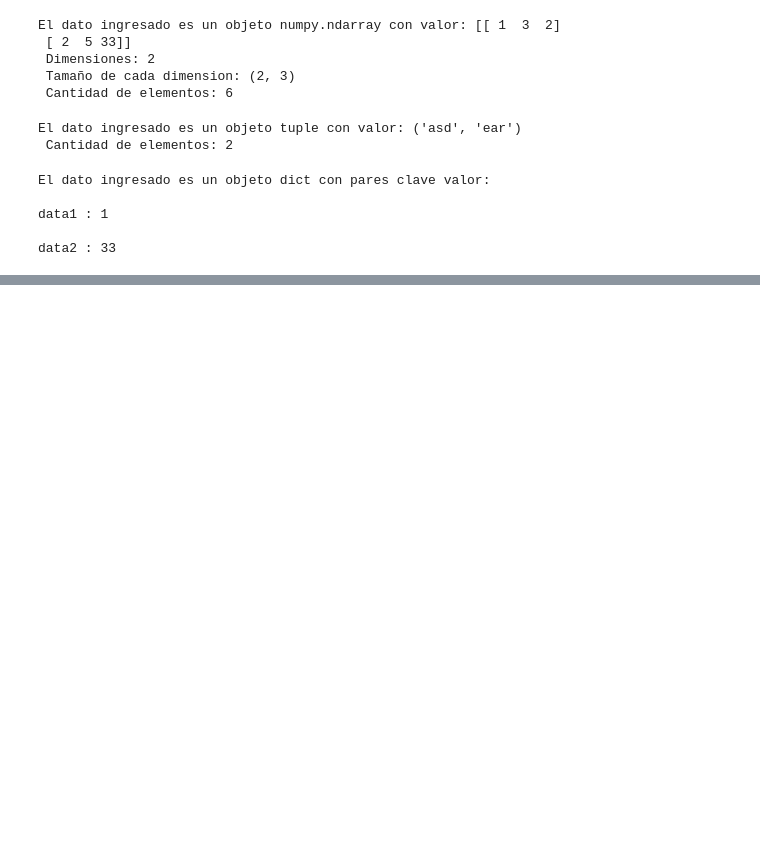
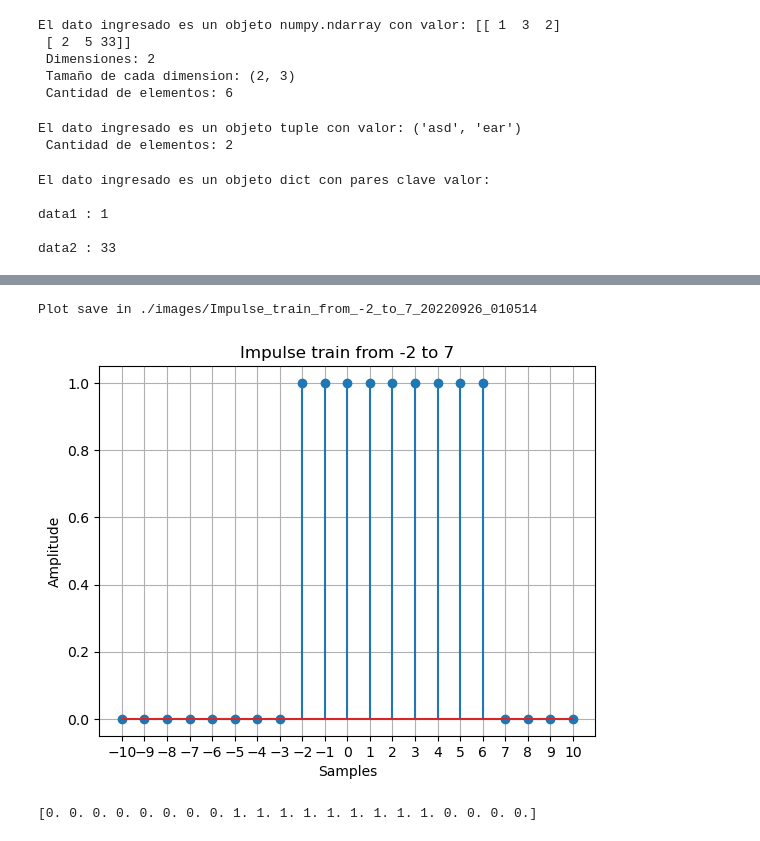
Before and after one commit to abellamas/sys, a Jupyter notebook: TP1/Lamas_Abel_TP1/main.ipynb, the cells around one changed output, grey strips where cells are left out. Saved outputs shown, nothing was run; the diff lists cells and outputs as text; code cells hidden in the pictures; blank space fills up the shorter version.

```diff
--- a/TP1/Lamas_Abel_TP1/main.ipynb
+++ b/TP1/Lamas_Abel_TP1/main.ipynb
@@ -34,0 +70,9 @@ gen_discrete_signals('impulse', -10, 10)
+# %%
+impulse_train = gen_discrete_signals('impulse train', -10, 10, t_init = -2, t_finish = 7, path_plot = "./images/", path_values = './files/')
+# %% [output]
+Plot save in ./images/Impulse_train_from_-2_to_7_20220926_010514
+[figure, added]
+# %%
+print(impulse_train)
+# %% [output]
+[0. 0. 0. 0. 0. 0. 0. 0. 1. 1. 1. 1. 1. 1. 1. 1. 1. 0. 0. 0. 0.]
```
Also changed, not shown: parts of 15 cells of this notebook, 1 other file.
